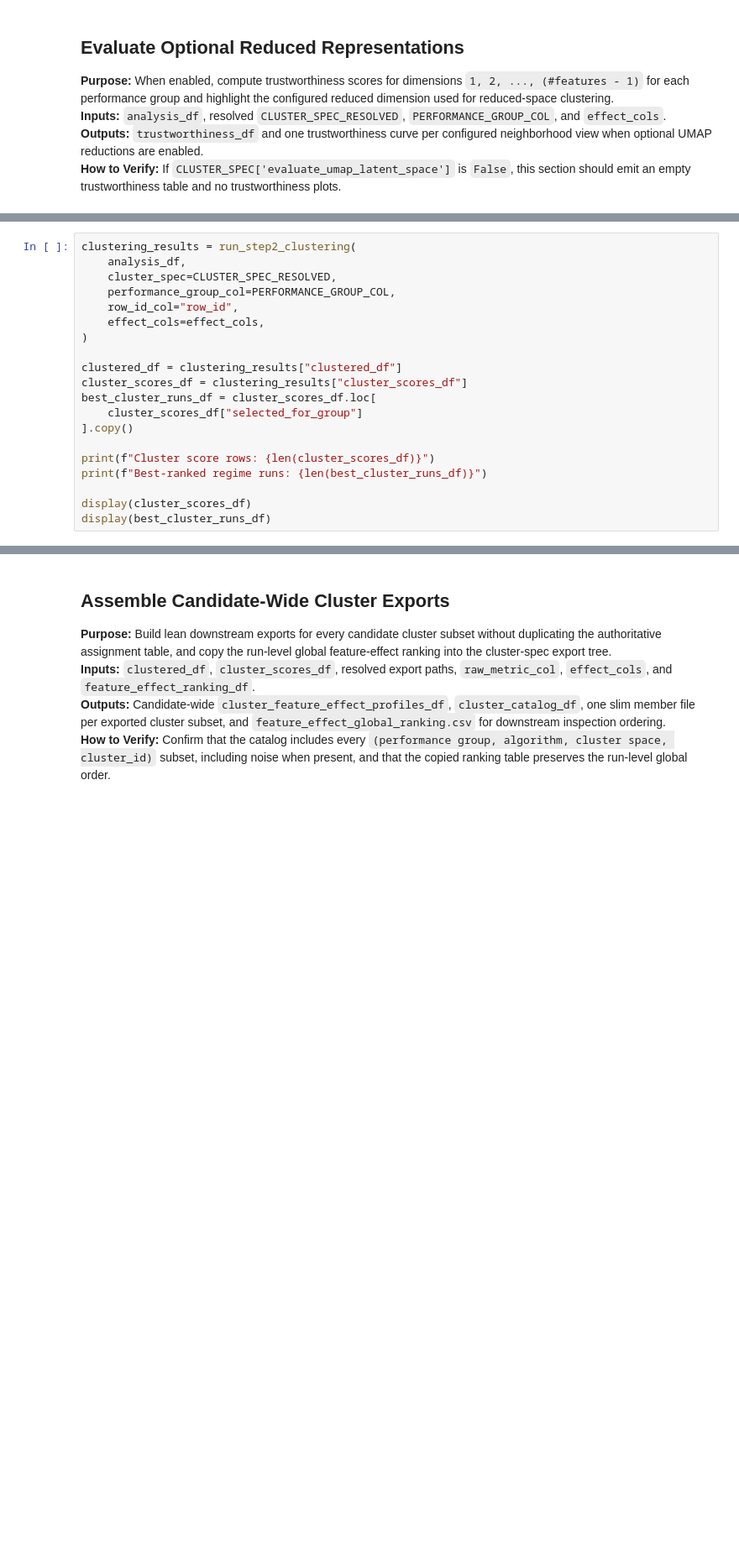
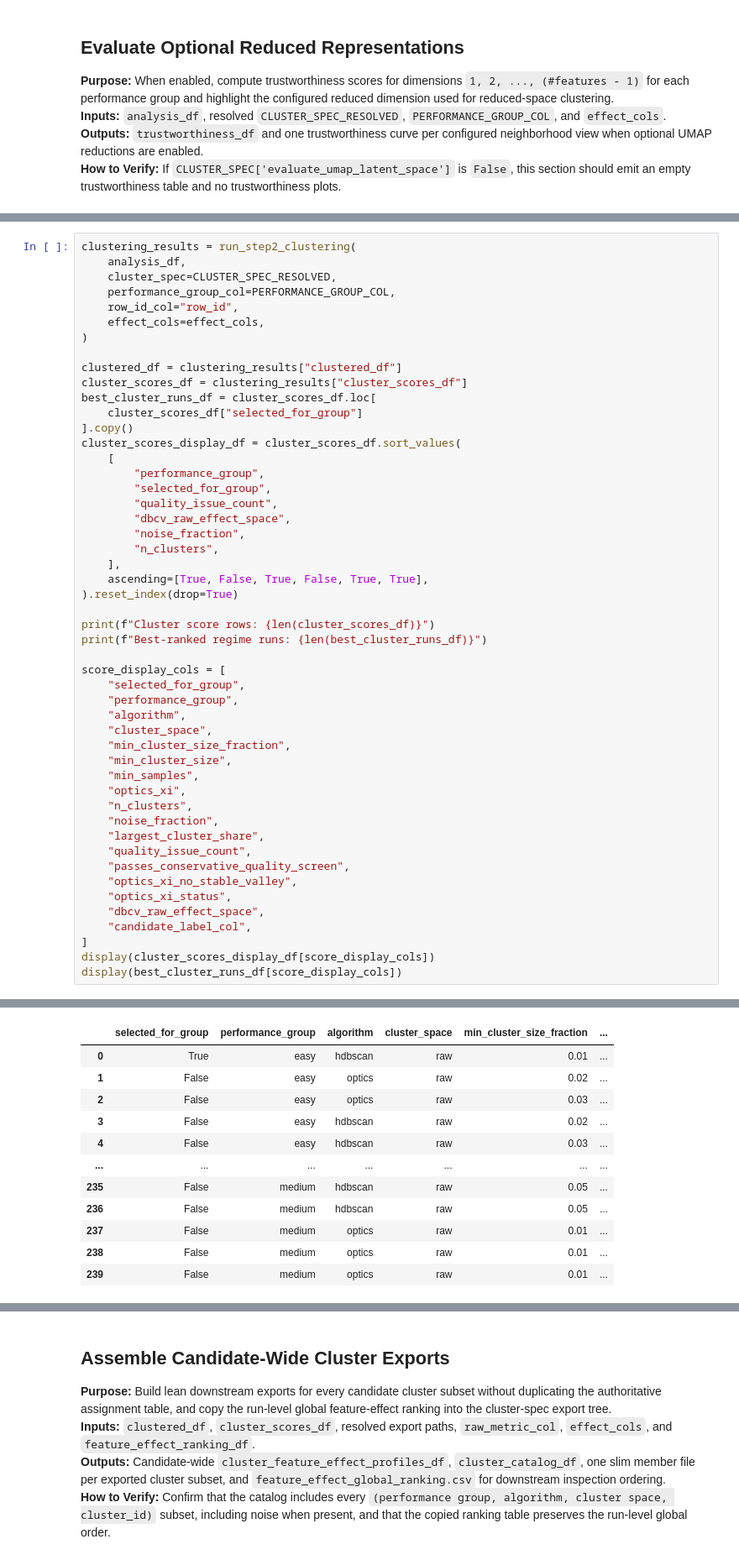
Before and after one commit to simondrauz/ds_practical, a Jupyter notebook: src/data_modelling/feature_effect_performance_regimes.ipynb, the cells around one changed output, grey strips where cells are left out. Shown at 84% size. Cells and saved outputs as stored; diff of their text form; blank space fills up the shorter version.

```diff
--- a/src/data_modelling/feature_effect_performance_regimes.ipynb
+++ b/src/data_modelling/feature_effect_performance_regimes.ipynb
@@ -604,9 +702,40 @@ cluster_scores_df = clustering_results["cluster_scores_df"]
 best_cluster_runs_df = cluster_scores_df.loc[
     cluster_scores_df["selected_for_group"]
 ].copy()
+cluster_scores_display_df = cluster_scores_df.sort_values(
+    [
+        "performance_group",
+        "selected_for_group",
+        "quality_issue_count",
+        "dbcv_raw_effect_space",
+        "noise_fraction",
+        "n_clusters",
+    ],
+    ascending=[True, False, True, False, True, True],
+).reset_index(drop=True)
 
 print(f"Cluster score rows: {len(cluster_scores_df)}")
 print(f"Best-ranked regime runs: {len(best_cluster_runs_df)}")
 
-display(cluster_scores_df)
-display(best_cluster_runs_df)
+score_display_cols = [
+    "selected_for_group",
+    "performance_group",
+    "algorithm",
+    "cluster_space",
+    "min_cluster_size_fraction",
+    "min_cluster_size",
+    "min_samples",
+    "optics_xi",
+    "n_clusters",
+    "noise_fraction",
+    "largest_cluster_share",
+    "quality_issue_count",
+    "passes_conservative_quality_screen",
+    "optics_xi_no_stable_valley",
+    "optics_xi_status",
+    "dbcv_raw_effect_space",
+    "candidate_label_col",
+]
+display(cluster_scores_display_df[score_display_cols])
+display(best_cluster_runs_df[score_display_cols])
+# %% [output]
@@ -612,0 +744,12 @@ display(best_cluster_runs_df)
+|  | selected_for_group | performance_group | algorithm | cluster_space | min_cluster_size_fraction | ... |
+| 0 | True | easy | hdbscan | raw | 0.01 | ... |
+| 1 | False | easy | optics | raw | 0.02 | ... |
+| 2 | False | easy | optics | raw | 0.03 | ... |
+| 3 | False | easy | hdbscan | raw | 0.02 | ... |
+| 4 | False | easy | hdbscan | raw | 0.03 | ... |
+| ... | ... | ... | ... | ... | ... | ... |
+| 235 | False | medium | hdbscan | raw | 0.05 | ... |
+| 236 | False | medium | hdbscan | raw | 0.05 | ... |
+| 237 | False | medium | optics | raw | 0.01 | ... |
+| 238 | False | medium | optics | raw | 0.01 | ... |
+| 239 | False | medium | optics | raw | 0.01 | ... |
```
Also changed, not shown: parts of 14 cells of this notebook, 5 other files.
